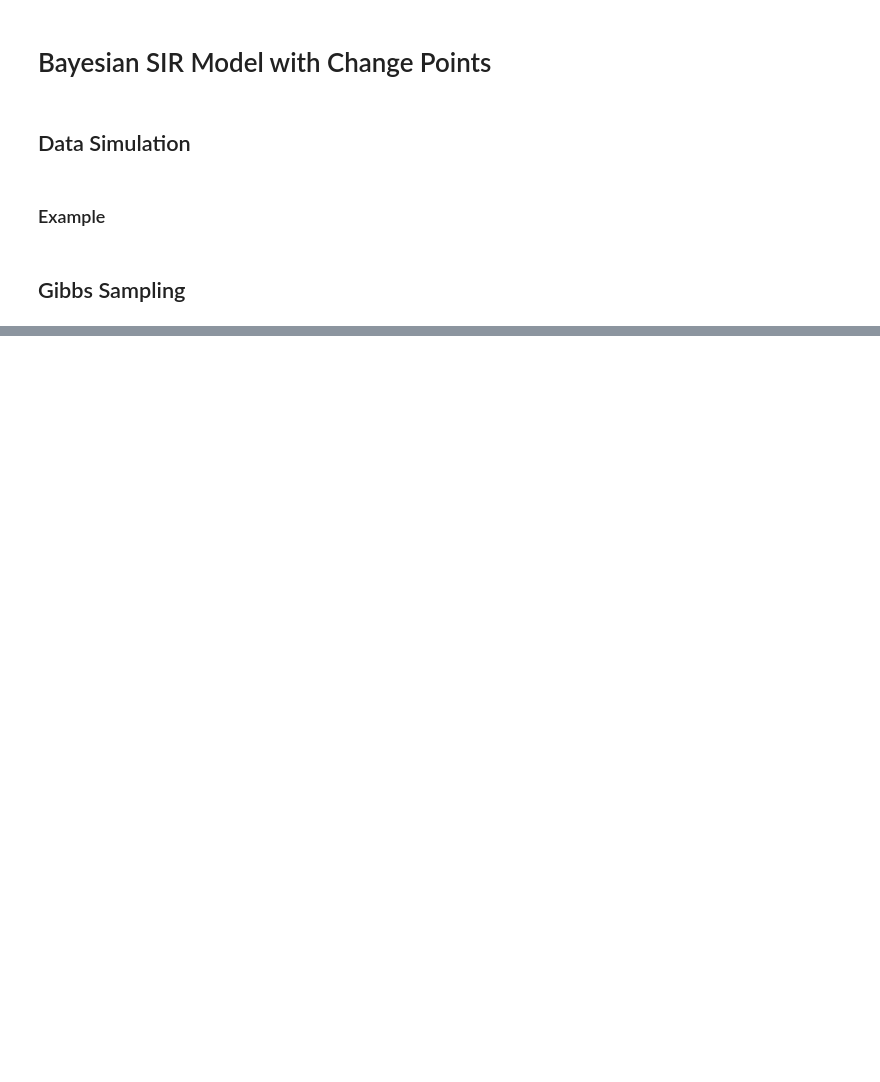
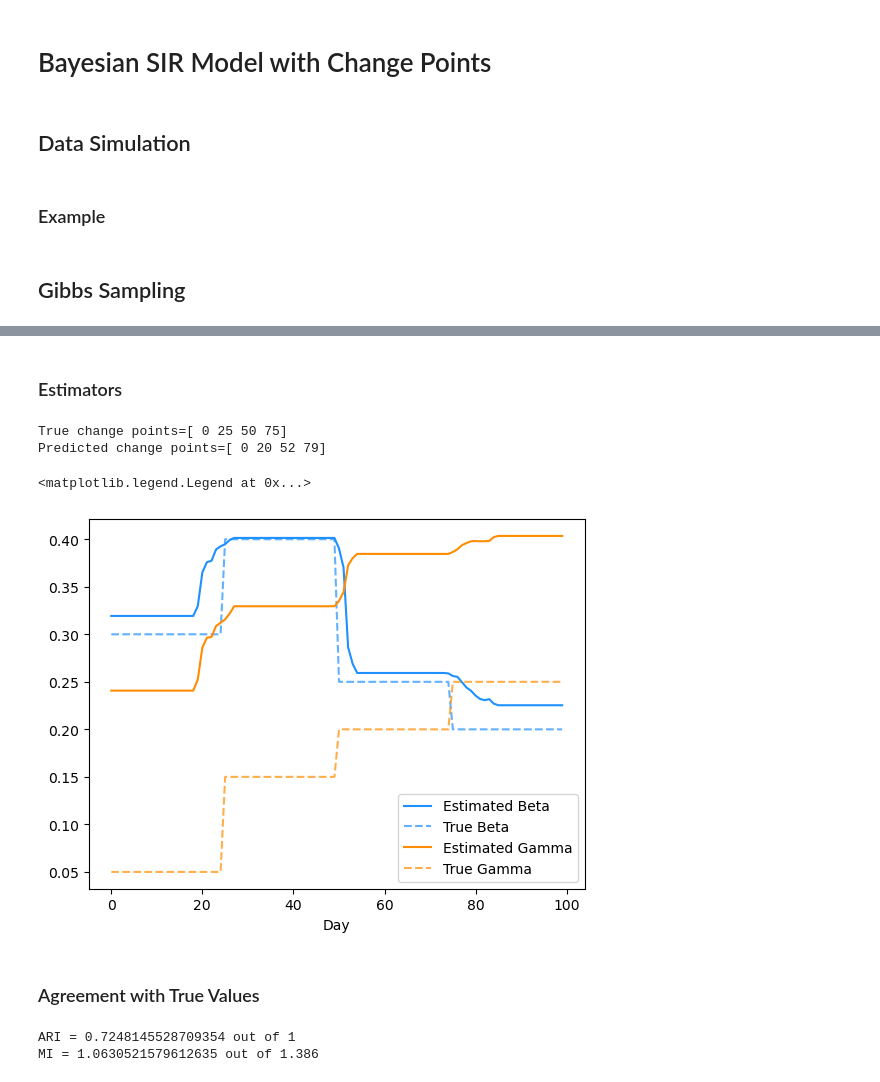
Before and after one commit to enlupi/SIR-Model-Change-Points, a Jupyter notebook: SIR.ipynb, the cells around one changed output, grey strips where cells are left out. Drawn from its saved outputs; the diff is of its cells as text; code cells hidden in the pictures; blank space fills up the shorter version.

Commit message:
ADD estimators and agreement;

```diff
--- a/SIR.ipynb
+++ b/SIR.ipynb
@@ -381,7 +381,7 @@ def gibbs_sampling(data, samples=10000, T_max=100, burnin=1000, thinning=10):
 
     return MCMC_chain
 # %%
-MCMC_chain=gibbs_sampling(data)
+MCMC_chain=gibbs_sampling(data, samples=200, burnin=0, thinning=1)
 # %% [output]
 Initialization:
 
@@ -454,0 +405,2 @@ KeyboardInterrupt:
+# %% [markdown]
+### Estimators
@@ -454,0 +484,28 @@ KeyboardInterrupt:
+# %%
+delta_est, beta_est, gamma_est = get_estimators(MCMC_chain, 100, 200)
+stage_est = np.cumsum(delta_est)-1
+# %%
+delta_true = np.array([(t in chg_pt or t==1) for t in range(1, T_max+1)]).astype(int)
+stage_true = np.cumsum(delta_true)-1
+print(f"True change points={np.where(delta_true==1)[0]}")
+print(f"Predicted change points={np.where(delta_est==1)[0]}")
+# %% [output]
+True change points=[ 0 25 50 75]
+Predicted change points=[ 0 20 52 79]
+# %%
+n_sc=3
+true_beta  = np.array([[scenarios[i,(chg_pt <= t+1).sum(),0] for t in range(T)] for i in range(n_sc)])
+true_gamma = np.array([[scenarios[i,(chg_pt <= t+1).sum(),1] for t in range(T)] for i in range(n_sc)])
+
+fig, ax = plt.subplots()
+plt.plot(beta_est, label="Estimated Beta", color='dodgerblue')
+plt.plot(true_beta[0], label="True Beta", color='dodgerblue', linestyle='dashed', alpha=0.7)
+plt.plot(gamma_est, label="Estimated Gamma", color='darkorange')
+plt.plot(true_gamma[0], label="True Gamma", color='darkorange', linestyle='dashed', alpha=0.7)
+ax.set_xlabel("Day")
+plt.legend(loc="best")
+# %% [output]
+<matplotlib.legend.Legend at 0x...>
+[figure, added]
+# %% [markdown]
+### Agreement with True Values
@@ -454,0 +537,7 @@ KeyboardInterrupt:
+# %%
+ARI = comp_ARI(stage_true, stage_est)
+MI = comp_MI(stage_true, stage_est)
+print(f"ARI = {ARI} out of 1\nMI = {MI} out of 1.386")
+# %% [output]
+ARI = 0.7248145528709354 out of 1
+MI = 1.0630521579612635 out of 1.386
```
Also changed, not shown: parts of 7 cells of this notebook.
